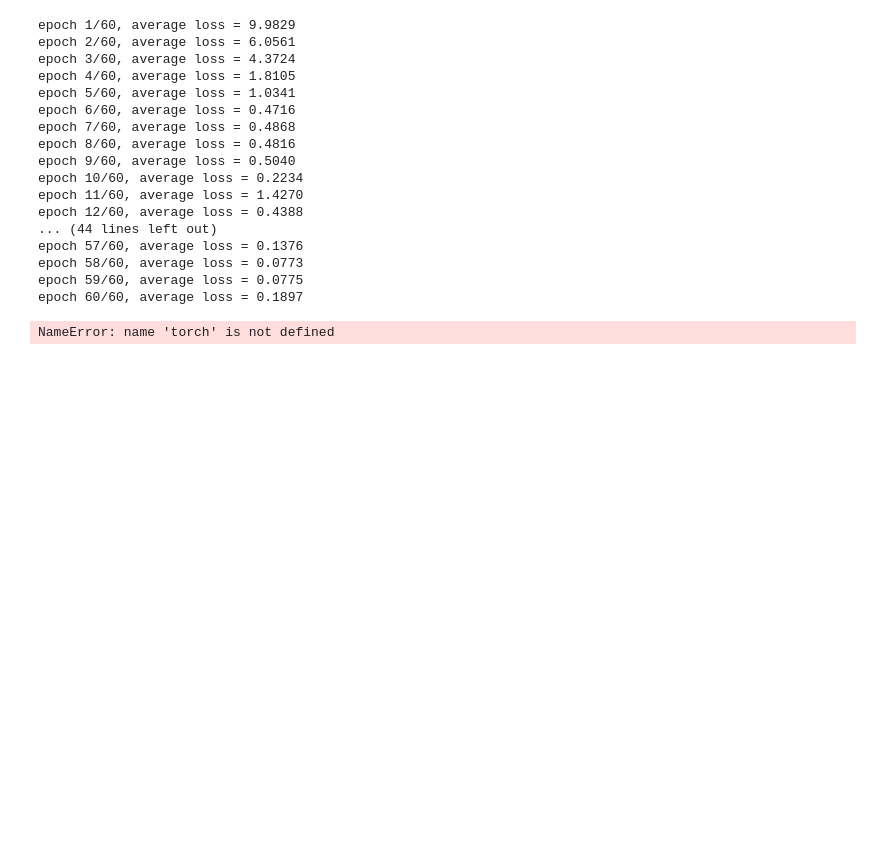
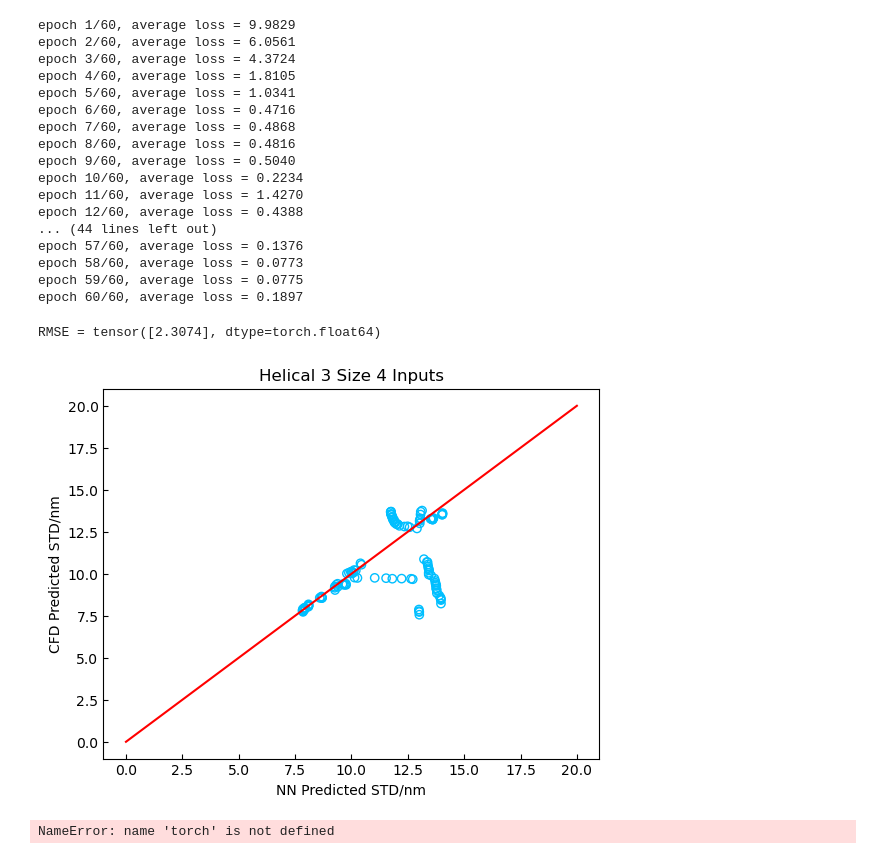
Before and after one commit to chanopsethiwan/CNNNanoparticles, a Jupyter notebook: multiInputLastParam/4inputLastParam/size/Helical3multiTimeInput4InputLastValuePredHelical3Size.ipynb, the cells around one changed output. Cells and saved outputs as stored; diff of their text form; code cells hidden in the pictures; blank space fills up the shorter version.

```diff
--- a/multiInputLastParam/4inputLastParam/size/Helical3multiTimeInput4InputLastValuePredHelical3Size.ipynb
+++ b/multiInputLastParam/4inputLastParam/size/Helical3multiTimeInput4InputLastValuePredHelical3Size.ipynb
@@ -289,10 +289,10 @@ epoch 59/60, average loss = 0.0775
 epoch 60/60, average loss = 0.1897
 # %%
 #Testing
-test_first_dir = r'C:\Users\Public\PartIIB project 2023_2024\Image collection without reaction\00AgNO3_mole_fraction\dataSelectorHelicalThreeLowerLimit\train\interval_1'
-test_second_dir = r'C:\Users\Public\PartIIB project 2023_2024\Image collection without reaction\00AgNO3_mole_fraction\dataSelectorHelicalThreeLowerLimit\train\interval_2'
-test_third_dir = r'C:\Users\Public\PartIIB project 2023_2024\Image collection without reaction\00AgNO3_mole_fraction\dataSelectorHelicalThreeLowerLimit\train\interval_3'
-test_fourth_dir = r'C:\Users\Public\PartIIB project 2023_2024\Image collection without reaction\00AgNO3_mole_fraction\dataSelectorHelicalThreeLowerLimit\train\interval_4'
+test_first_dir = r'C:\Users\Public\PartIIB project 2023_2024\Image collection without reaction\00AgNO3_mole_fraction\dataSelectorHelicalThreeLowerLimit\testVal\interval_1'
+test_second_dir = r'C:\Users\Public\PartIIB project 2023_2024\Image collection without reaction\00AgNO3_mole_fraction\dataSelectorHelicalThreeLowerLimit\testVal\interval_2'
+test_third_dir = r'C:\Users\Public\PartIIB project 2023_2024\Image collection without reaction\00AgNO3_mole_fraction\dataSelectorHelicalThreeLowerLimit\testVal\interval_3'
+test_fourth_dir = r'C:\Users\Public\PartIIB project 2023_2024\Image collection without reaction\00AgNO3_mole_fraction\dataSelectorHelicalThreeLowerLimit\testVal\interval_4'
 test_dataset = CustomImageDataset(first_dir=test_first_dir, second_dir=test_second_dir, third_dir=test_third_dir, fourth_dir=test_fourth_dir, transform=data_transform)
 test = DataLoader(test_dataset, batch_size=batch_size, shuffle=True)
 with torch.no_grad(): # no need to calculate gradient
@@ -308,33 +308,36 @@ with torch.no_grad(): # no need to calculate gradient
         images4 = images4.to(device)
         labels4 = labels4.to(device)
         cuttimes = cuttimes.to(device).float()
 
         #forward
         outputs = model(images1, images2, images3, images4, cuttimes)
 
         # print(predictions)
         squared_difference += (float(outputs) - labels4) ** 2
         predicted_size_data.append(float(outputs))
         CFD_size_data.append(float(labels4))
         if float(outputs) < 0.5 * float(labels4):
             underestimate.append(float(outputs))
         if float(outputs) > 1.5 * float(labels4):
             overestimate.append(float(outputs))
 
     rmse = torch.sqrt(squared_difference / (len(test)))
     print(f'RMSE = {rmse}')
     # print(predicted_size_data)
     # print(CFD_size_data)
     # print(underestimate)
     # print(overestimate)
     plt.scatter(predicted_size_data, CFD_size_data, facecolors='none', edgecolors='deepskyblue')
     x = np.linspace(0, 20, 200)
     plt.plot(x, x, '-r')
     plt.xlabel('NN Predicted STD/nm')
     plt.ylabel('CFD Predicted STD/nm')
     plt.title('Helical 3 Size 4 Inputs')
     plt.tick_params(axis='both', direction='in')
     plt.show()
+# %% [output]
+RMSE = tensor([2.3074], dtype=torch.float64)
+[figure, added]
 # %%
 #save the model
 # PATH = r'C:\Users\Chappyyyyyy\Desktop\PartIIB project 2023_2024\MultiInput\size_model.pth'
```
Also changed, not shown: 5 other files.
